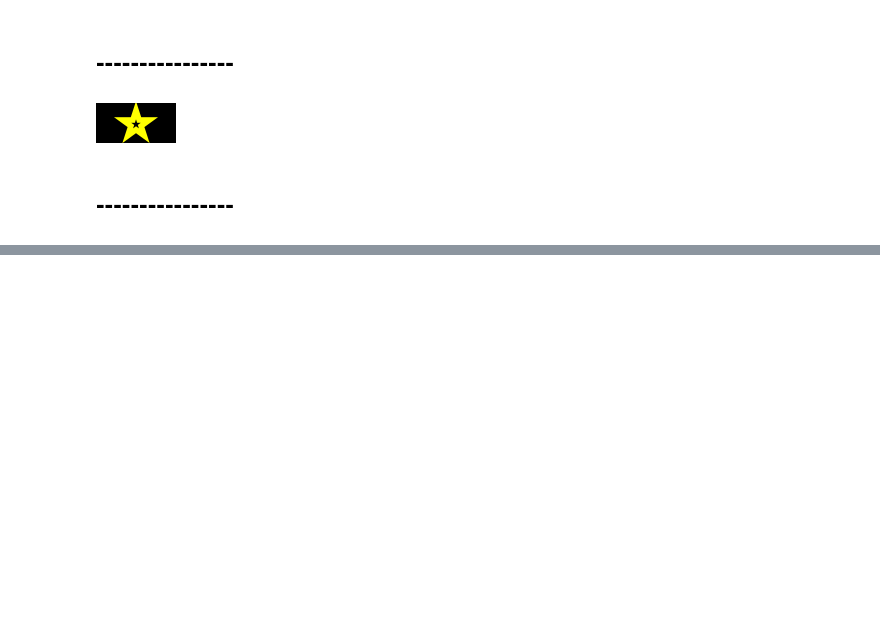
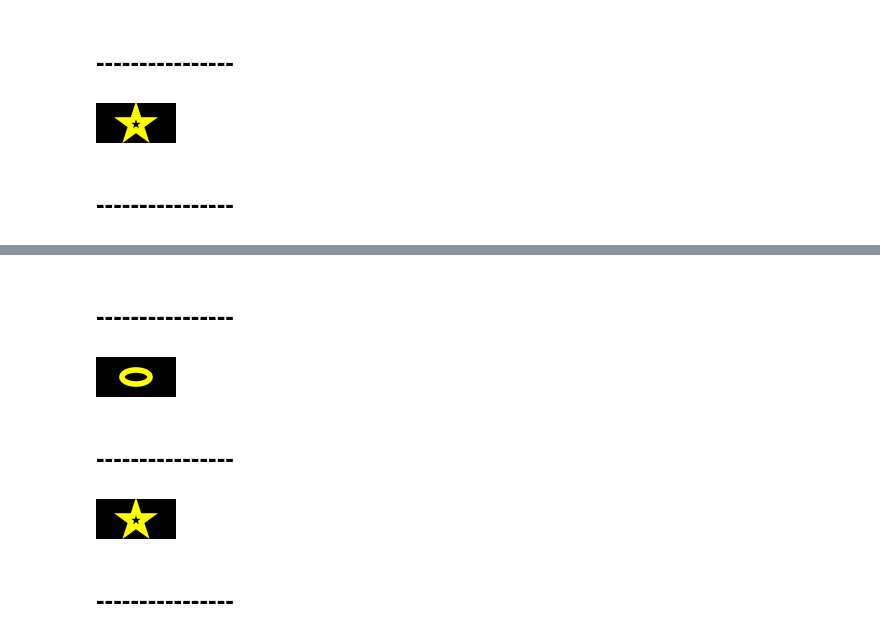
Before and after one commit to kolibril13/mobject-gallery, a Jupyter notebook: Mobjects_Basics.ipynb, the cells around one changed output, grey strips where cells are left out. Drawn from its saved outputs; the diff is of its cells as text; code cells hidden in the pictures; blank space fills up the shorter version.

```diff
--- a/Mobjects_Basics.ipynb
+++ b/Mobjects_Basics.ipynb
@@ -124,0 +144,17 @@ name_snippet_pairs[image_full_name] = snippet
+# %% [markdown]
+# ----------------
+# %%
+%%manim $params
+class Example(ZoomedScene):
+    def construct(self):
+        mob= Ellipse(color= YELLOW)
+        mob.move_to(ORIGIN)
+        self.add(mob)
+        mob.scale(0.1)
+        self.camera.frame.scale(1/25)
+###******
+category = "basics07"
+image_file_name = "ellipse.png"
+snippet = "star = Ellipse(color = YELLOW)"
+# %% [output]
+[figure, added]
@@ -124,0 +165,17 @@ name_snippet_pairs[image_full_name] = snippet
+# %% [markdown]
+# ----------------
+# %%
+%%manim $params
+class Example(ZoomedScene):
+    def construct(self):
+        mob= Star(color= YELLOW)
+        mob.move_to(ORIGIN)
+        self.add(mob)
+        mob.scale(0.1)
+        self.camera.frame.scale(1/25)
+###******
+category = "basics05"
+image_file_name = "star.png"
+snippet = "star = Star(color = YELLOW)"
+# %% [output]
+[figure, added]
@@ -124,0 +186,2 @@ name_snippet_pairs[image_full_name] = snippet
+# %% [markdown]
+# ----------------
```
Also changed, not shown: parts of 104 cells of this notebook, 3 other files.
